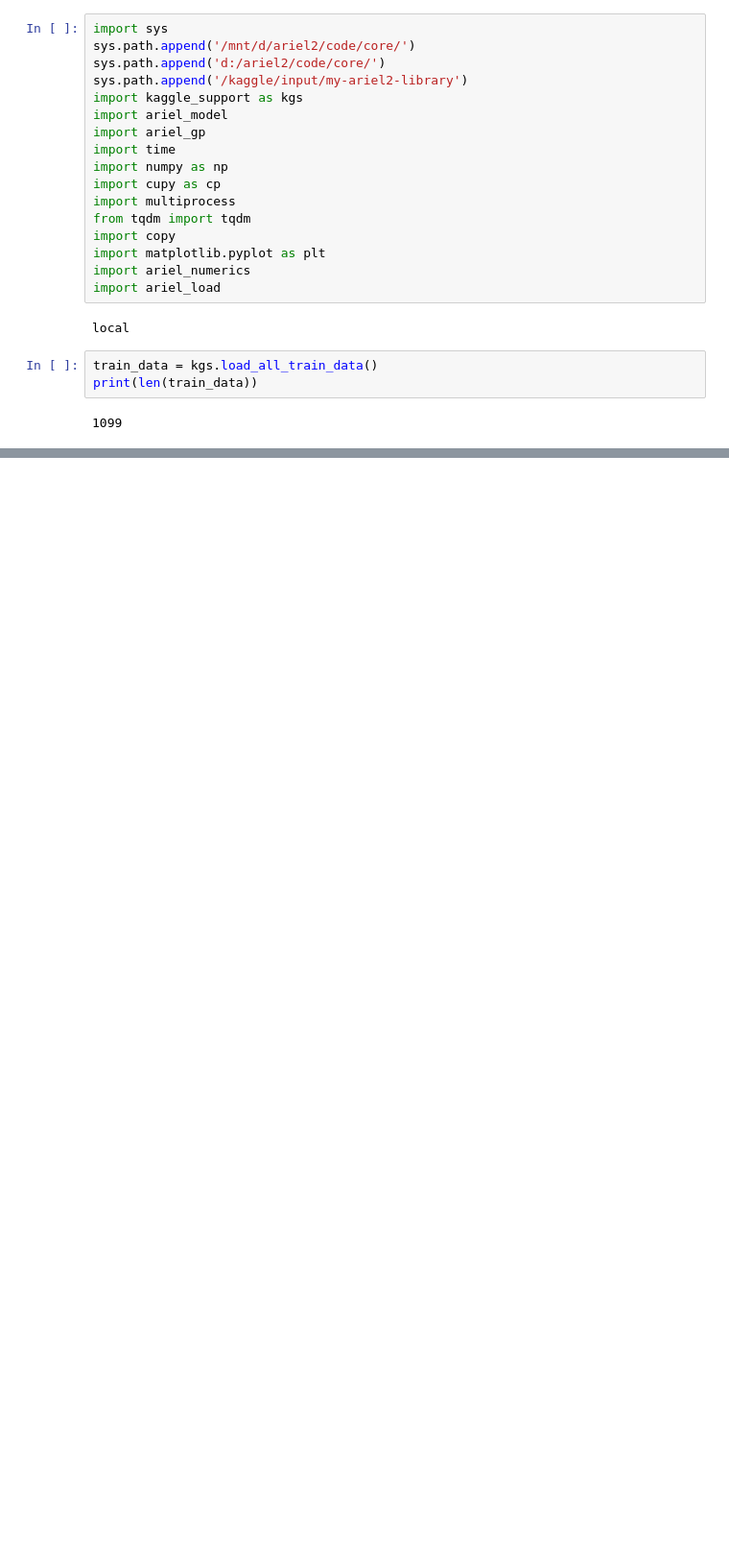
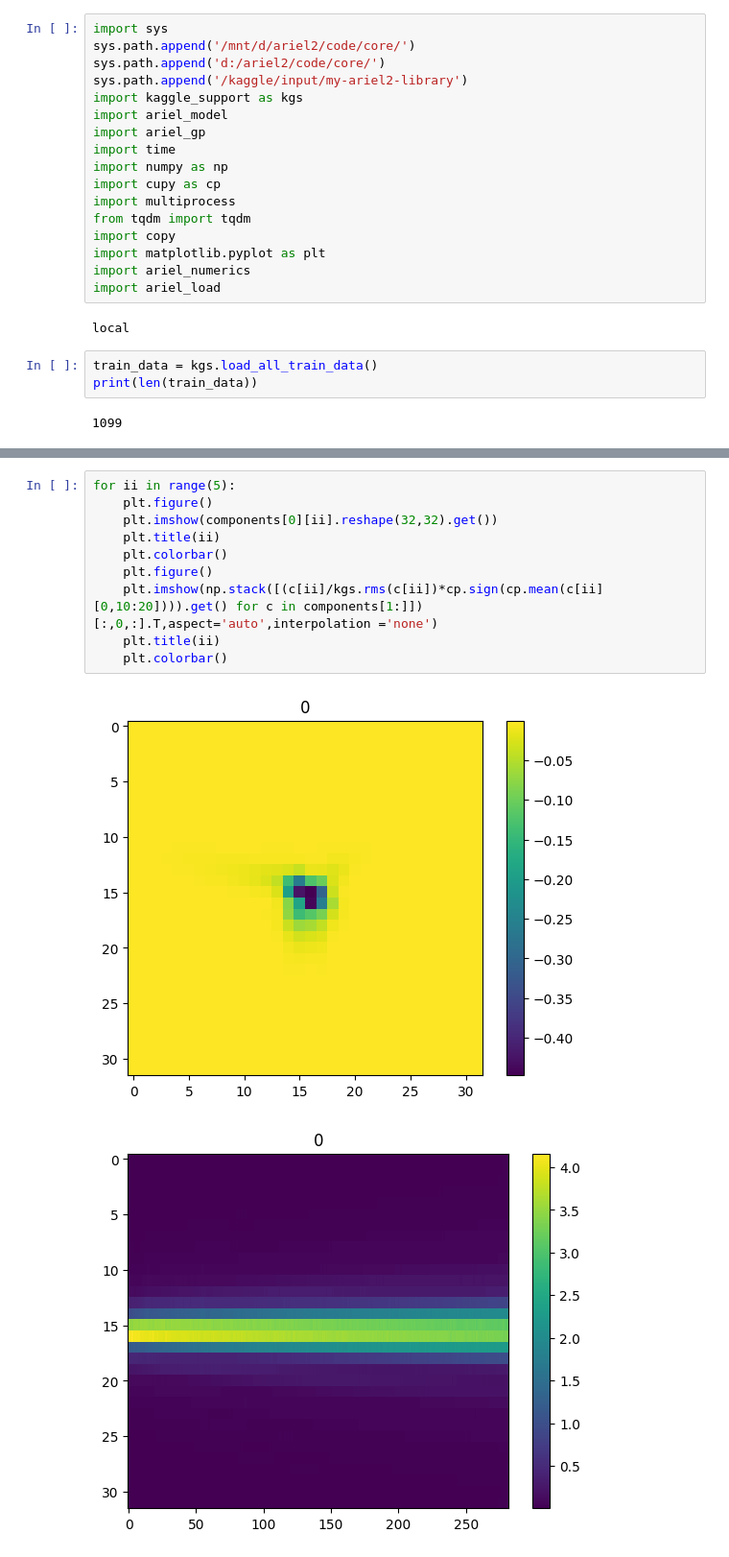
Before and after one commit to jcottaar/ariel2, a Jupyter notebook: analysis/prep/explore_bad_pixels.ipynb, the cells around one changed output, grey strips where cells are left out. Shown at 96% size. Cells and saved outputs as stored; diff of their text form; blank space fills up the shorter version.

```diff
--- a/analysis/prep/explore_bad_pixels.ipynb
+++ b/analysis/prep/explore_bad_pixels.ipynb
@@ -105,0 +97,13 @@ S,S2
+# %%
+for ii in range(5):
+    plt.figure()
+    plt.imshow(components[0][ii].reshape(32,32).get())
+    plt.title(ii)
+    plt.colorbar()
+    plt.figure()
+    plt.imshow(np.stack([(c[ii]/kgs.rms(c[ii])*cp.sign(cp.mean(c[ii][0,10:20]))).get() for c in components[1:]])[:,0,:].T,aspect='auto',interpolation ='none')
+    plt.title(ii)
+    plt.colorbar()
+# %% [output]
+[figure, added]
+[figure, added]
```
Also changed, not shown: parts of 18 cells of this notebook, 15 other files.
